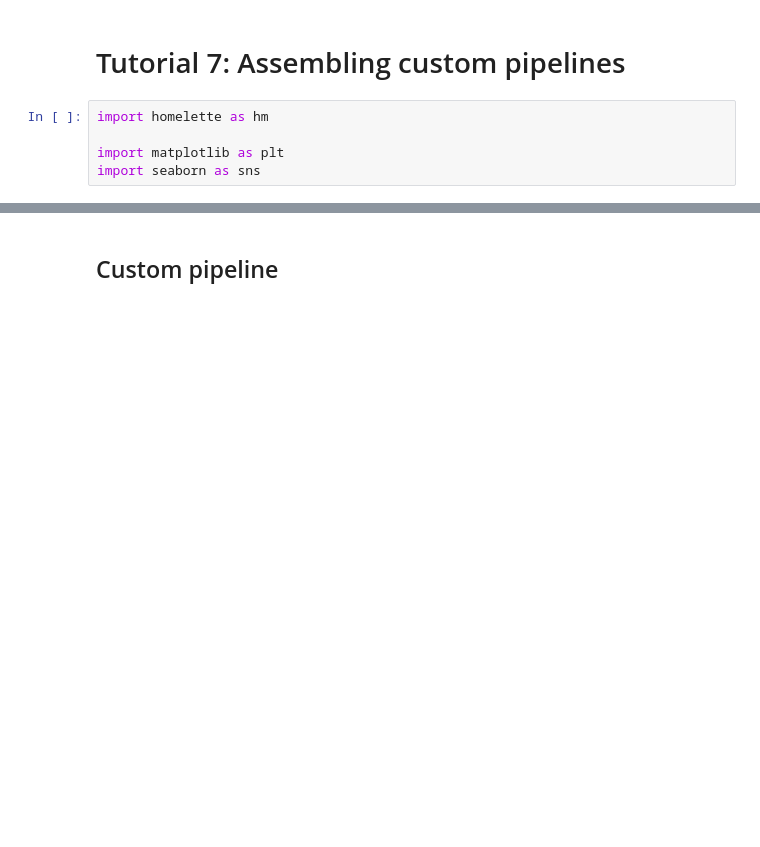
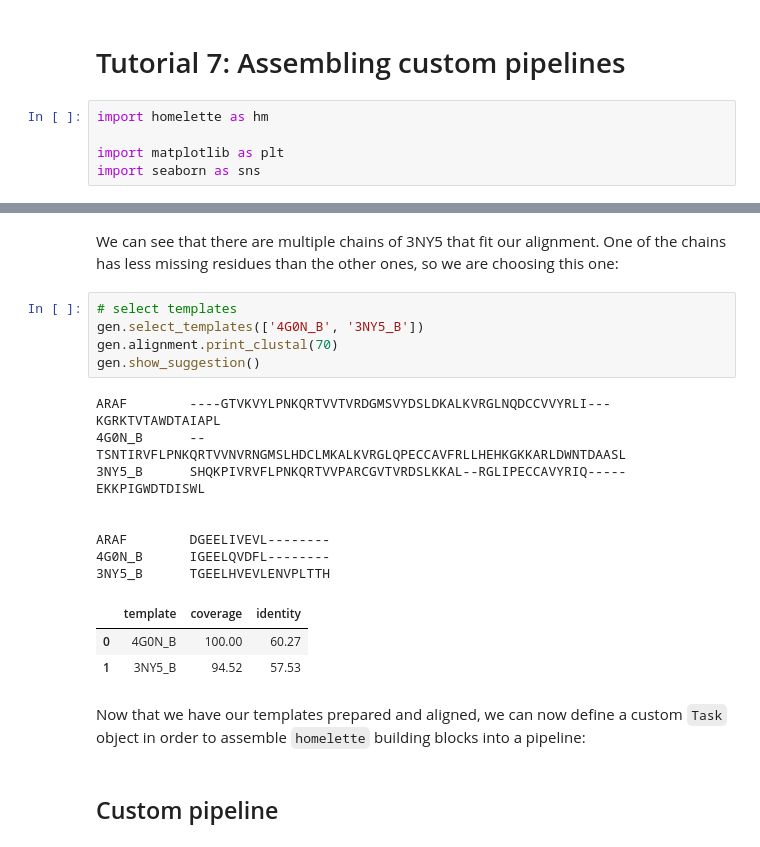
Before and after one commit to PhilippJunk/homelette, a Jupyter notebook: examples/Tutorial7_AssemblingPipelines.ipynb, the cells around one changed output, grey strips where cells are left out. Cells and saved outputs as stored; diff of their text form; blank space fills up the shorter version.

```diff
--- a/examples/Tutorial7_AssemblingPipelines.ipynb
+++ b/examples/Tutorial7_AssemblingPipelines.ipynb
@@ -57,3 +100,24 @@ aln.get_sequence('4G0N').annotate(seq_type = 'structure',
+# %% [markdown]
+We can see that there are multiple chains of 3NY5 that fit our alignment. One of the chains has less missing residues than the other ones, so we are choosing this one:
+# %%
+# select templates
+gen.select_templates(['4G0N_B', '3NY5_B'])
+gen.alignment.print_clustal(70)
+gen.show_suggestion()
+# %% [output]
+ARAF        ----GTVKVYLPNKQRTVVTVRDGMSVYDSLDKALKVRGLNQDCCVVYRLI---KGRKTVTAWDTAIAPL
+4G0N_B      --TSNTIRVFLPNKQRTVVNVRNGMSLHDCLMKALKVRGLQPECCAVFRLLHEHKGKKARLDWNTDAASL
+3NY5_B      SHQKPIVRVFLPNKQRTVVPARCGVTVRDSLKKAL--RGLIPECCAVYRIQ-----EKKPIGWDTDISWL
+
+
+ARAF        DGEELIVEVL--------
+4G0N_B      IGEELQVDFL--------
+3NY5_B      TGEELHVEVLENVPLTTH
+|  | template | coverage | identity |
+| 0 | 4G0N_B | 100.00 | 60.27 |
+| 1 | 3NY5_B | 94.52 | 57.53 |
+# %% [markdown]
+Now that we have our templates prepared and aligned, we can now define a custom `Task` object in order to assemble `homelette` building blocks into a pipeline:
 # %% [markdown]
 ## Custom pipeline
 # %% [markdown]
```
Also changed, not shown: parts of 17 cells of this notebook, 1 other file.
